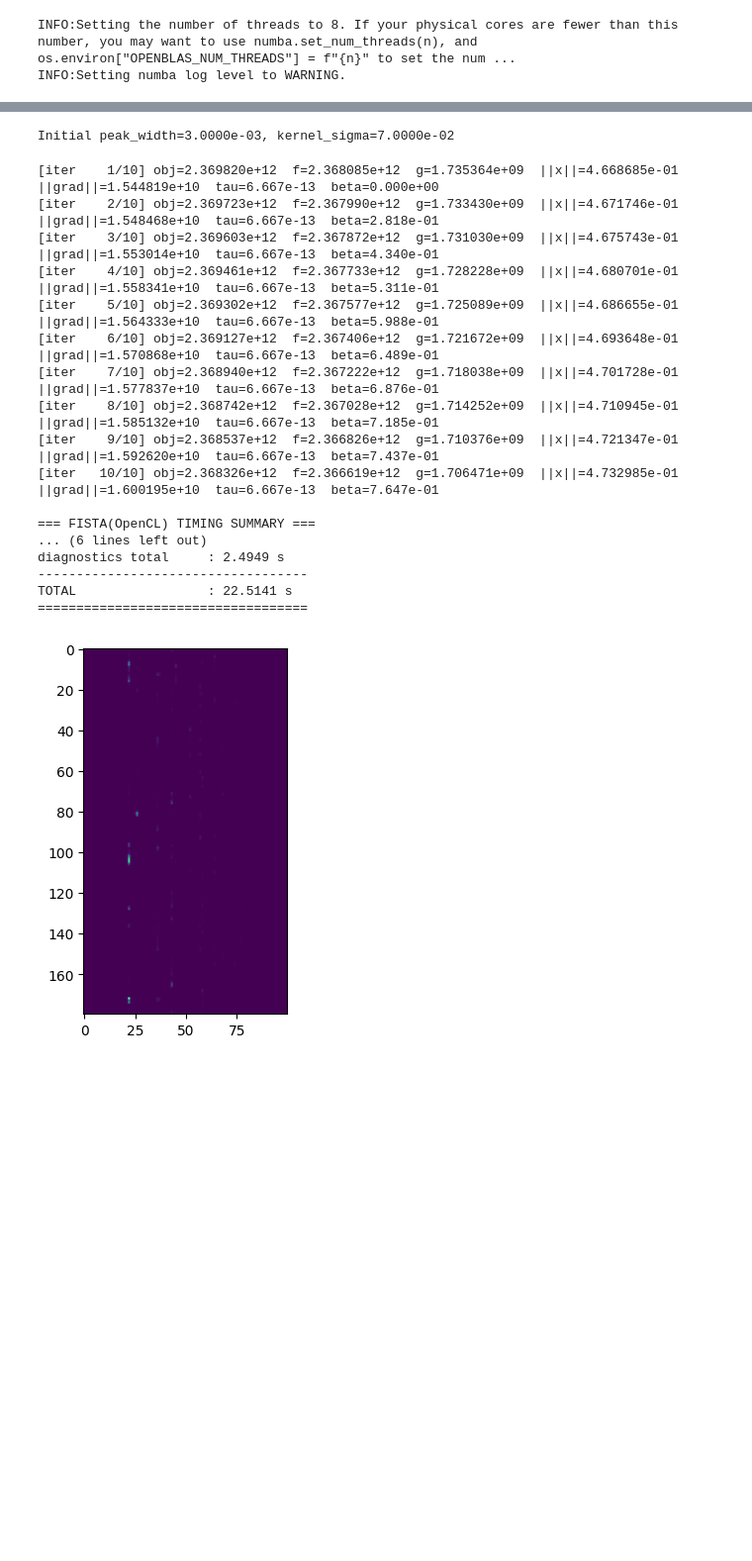
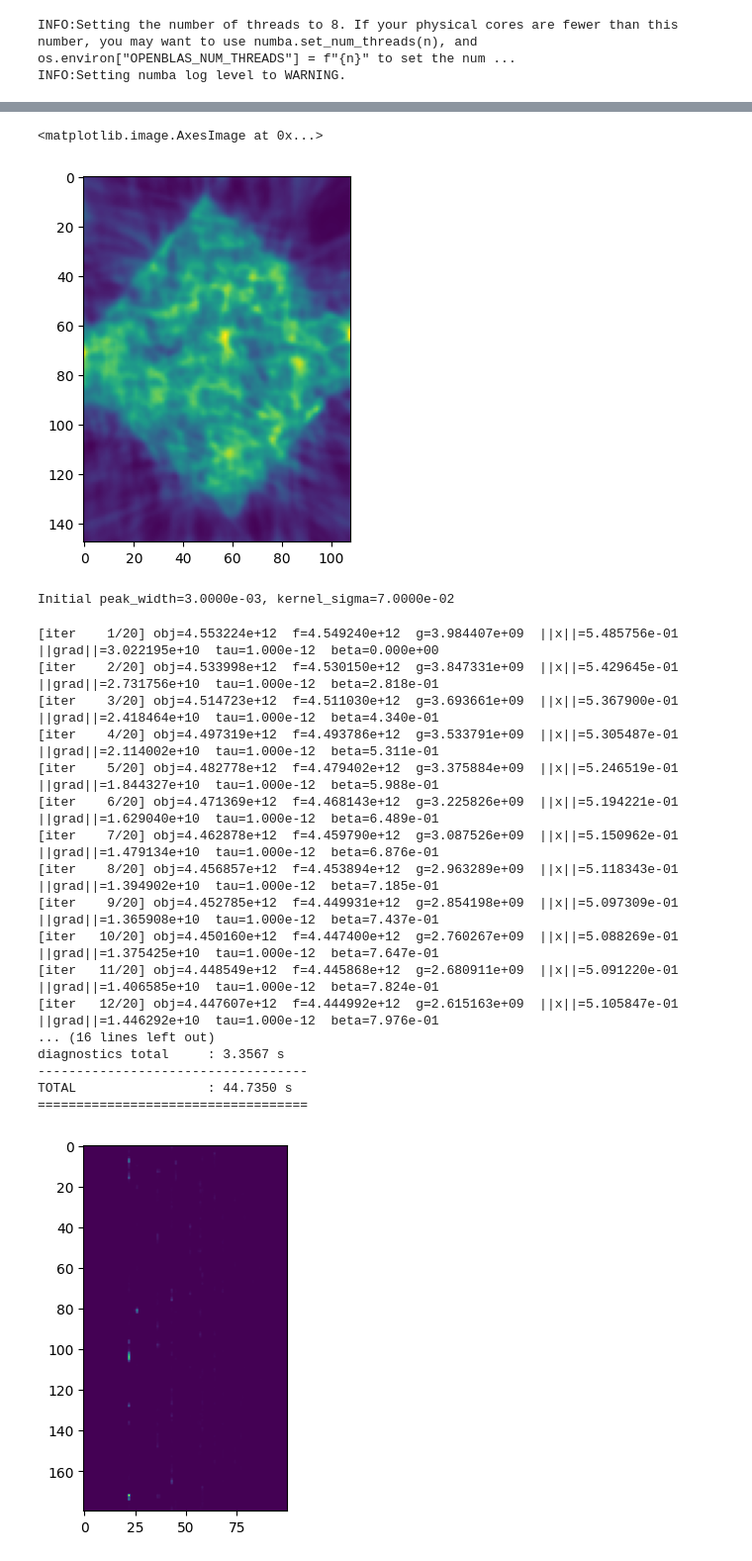
Before and after one commit to msaca-okse/basis_adaptive_textom, a Jupyter notebook: testing/texture_analysis.ipynb, the cells around one changed output, grey strips where cells are left out. Shown at 99% size. Cells and saved outputs as stored; diff of their text form; code cells hidden in the pictures; blank space fills up the shorter version.

```diff
--- a/testing/texture_analysis.ipynb
+++ b/testing/texture_analysis.ipynb
@@ -222,3 +222,8 @@ TOTAL                 : 57.6003 s
+# %%
+plt.imshow(coeffs.sum(axis=-1))
+# %% [output]
+<matplotlib.image.AxesImage at 0x...>
+[figure, added]
 # %%
 
 import numpy as np
@@ -362,28 +367,28 @@ op.set_pf_batch_max_gb(4.0)
 # l1 constant: 1e7
 # tv constant: 1e-5
 # L constant for l1: 5e11
-solver = FISTAHuberOpenCL(op, prox_kind="nonneg_l1", lam=1e+7, L=1.5e12, huber_delta = 5000)
+solver = FISTAHuberOpenCL(op, prox_kind="nonneg_l1", lam=1e+7, L=1e12, huber_delta = 4000)
 
 
-x_sol_gpu = solver.run(x_sol_gpu, out_gpu, niter=100, verbose=1, diagnostics_interval=1)
+x_sol_gpu = solver.run(x_sol_gpu, out_gpu, niter=20, verbose=1, diagnostics_interval=1)
 coeffs = x_sol_gpu.get().transpose((0,1,2))[::-1,::-1]
 # %% [output]
-[iter    1/10] obj=2.369820e+12  f=2.368085e+12  g=1.735364e+09  ||x||=4.668685e-01  ||grad||=1.544819e+10  tau=6.667e-13  beta=0.000e+00
-[iter    2/10] obj=2.369723e+12  f=2.367990e+12  g=1.733430e+09  ||x||=4.671746e-01  ||grad||=1.548468e+10  tau=6.667e-13  beta=2.818e-01
-[iter    3/10] obj=2.369603e+12  f=2.367872e+12  g=1.731030e+09  ||x||=4.675743e-01  ||grad||=1.553014e+10  tau=6.667e-13  beta=4.340e-01
-[iter    4/10] obj=2.369461e+12  f=2.367733e+12  g=1.728228e+09  ||x||=4.680701e-01  ||grad||=1.558341e+10  tau=6.667e-13  beta=5.311e-01
-[iter    5/10] obj=2.369302e+12  f=2.367577e+12  g=1.725089e+09  ||x||=4.686655e-01  ||grad||=1.564333e+10  tau=6.667e-13  beta=5.988e-01
-[iter    6/10] obj=2.369127e+12  f=2.367406e+12  g=1.721672e+09  ||x||=4.693648e-01  ||grad||=1.570868e+10  tau=6.667e-13  beta=6.489e-01
-[iter    7/10] obj=2.368940e+12  f=2.367222e+12  g=1.718038e+09  ||x||=4.701728e-01  ||grad||=1.577837e+10  tau=6.667e-13  beta=6.876e-01
-[iter    8/10] obj=2.368742e+12  f=2.367028e+12  g=1.714252e+09  ||x||=4.710945e-01  ||grad||=1.585132e+10  tau=6.667e-13  beta=7.185e-01
-[iter    9/10] obj=2.368537e+12  f=2.366826e+12  g=1.710376e+09  ||x||=4.721347e-01  ||grad||=1.592620e+10  tau=6.667e-13  beta=7.437e-01
-[iter   10/10] obj=2.368326e+12  f=2.366619e+12  g=1.706471e+09  ||x||=4.732985e-01  ||grad||=1.600195e+10  tau=6.667e-13  beta=7.647e-01
-
-=== FISTA(OpenCL) TIMING SUMMARY ===
-... (6 lines left out)
-diagnostics total     : 2.4949 s
+[iter    1/20] obj=4.553224e+12  f=4.549240e+12  g=3.984407e+09  ||x||=5.485756e-01  ||grad||=3.022195e+10  tau=1.000e-12  beta=0.000e+00
+[iter    2/20] obj=4.533998e+12  f=4.530150e+12  g=3.847331e+09  ||x||=5.429645e-01  ||grad||=2.731756e+10  tau=1.000e-12  beta=2.818e-01
+[iter    3/20] obj=4.514723e+12  f=4.511030e+12  g=3.693661e+09  ||x||=5.367900e-01  ||grad||=2.418464e+10  tau=1.000e-12  beta=4.340e-01
+[iter    4/20] obj=4.497319e+12  f=4.493786e+12  g=3.533791e+09  ||x||=5.305487e-01  ||grad||=2.114002e+10  tau=1.000e-12  beta=5.311e-01
+[iter    5/20] obj=4.482778e+12  f=4.479402e+12  g=3.375884e+09  ||x||=5.246519e-01  ||grad||=1.844327e+10  tau=1.000e-12  beta=5.988e-01
+[iter    6/20] obj=4.471369e+12  f=4.468143e+12  g=3.225826e+09  ||x||=5.194221e-01  ||grad||=1.629040e+10  tau=1.000e-12  beta=6.489e-01
+[iter    7/20] obj=4.462878e+12  f=4.459790e+12  g=3.087526e+09  ||x||=5.150962e-01  ||grad||=1.479134e+10  tau=1.000e-12  beta=6.876e-01
+[iter    8/20] obj=4.456857e+12  f=4.453894e+12  g=2.963289e+09  ||x||=5.118343e-01  ||grad||=1.394902e+10  tau=1.000e-12  beta=7.185e-01
+[iter    9/20] obj=4.452785e+12  f=4.449931e+12  g=2.854198e+09  ||x||=5.097309e-01  ||grad||=1.365908e+10  tau=1.000e-12  beta=7.437e-01
+[iter   10/20] obj=4.450160e+12  f=4.447400e+12  g=2.760267e+09  ||x||=5.088269e-01  ||grad||=1.375425e+10  tau=1.000e-12  beta=7.647e-01
+[iter   11/20] obj=4.448549e+12  f=4.445868e+12  g=2.680911e+09  ||x||=5.091220e-01  ||grad||=1.406585e+10  tau=1.000e-12  beta=7.824e-01
+[iter   12/20] obj=4.447607e+12  f=4.444992e+12  g=2.615163e+09  ||x||=5.105847e-01  ||grad||=1.446292e+10  tau=1.000e-12  beta=7.976e-01
+... (16 lines left out)
+diagnostics total     : 3.3567 s
 -----------------------------------
-TOTAL                 : 22.5141 s
+TOTAL                 : 44.7350 s
 ===================================
 # %%
 prediction_gpu = op.direct(x_sol_gpu)
```
Also changed, not shown: parts of 5 cells of this notebook, 16 other files.
